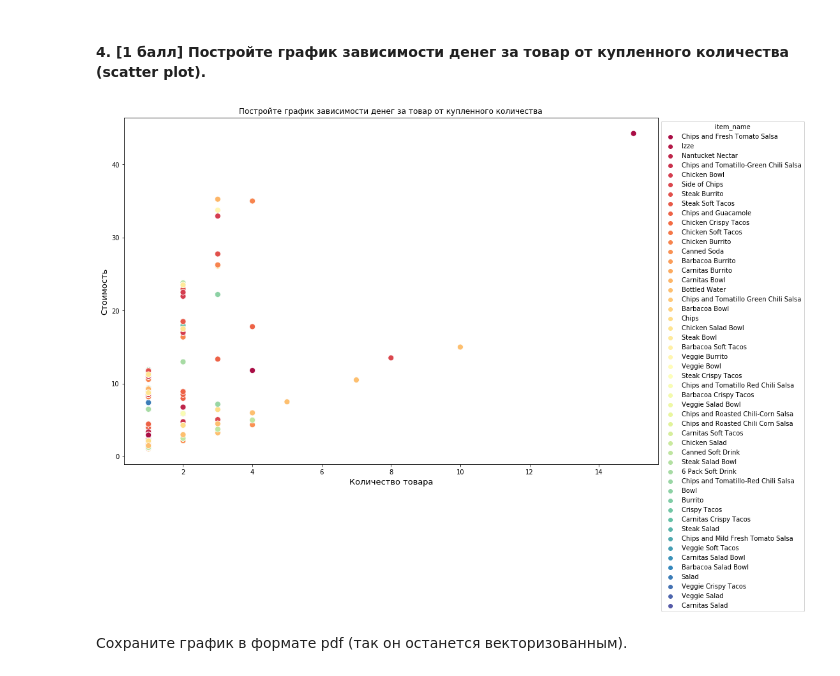
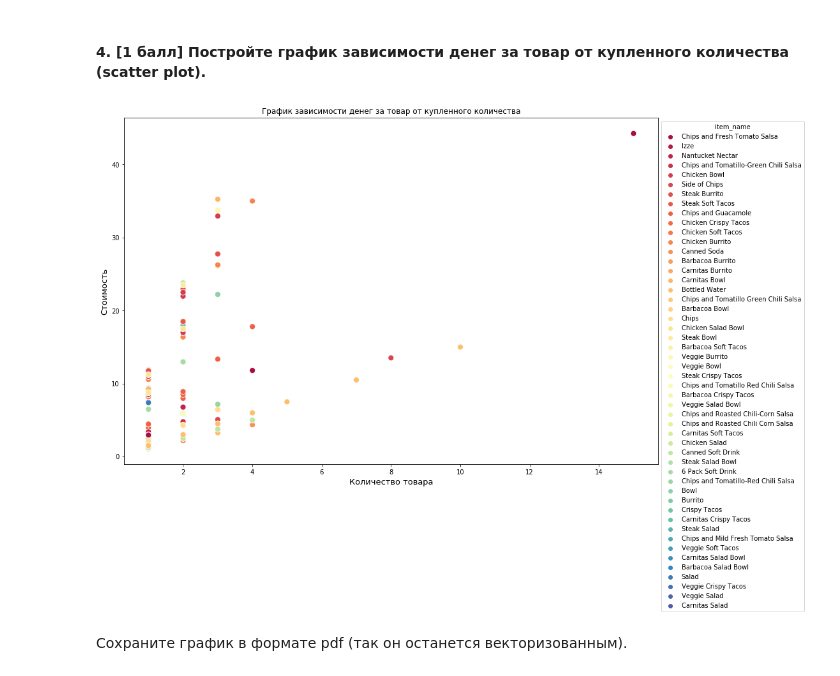
Before and after one commit to PureCrouch/Autumn_Python_2022, a Jupyter notebook: lab3/Pandas_nazarin.ipynb, the cells around one changed output. Cells and saved outputs as stored; diff of their text form; code cells hidden in the pictures.

```diff
--- a/lab3/Pandas_nazarin.ipynb
+++ b/lab3/Pandas_nazarin.ipynb
@@ -698,13 +698,13 @@ Text(0.5, 1.0, 'График средних сумм покупок по дня
 # %%
 fig, axs = plt.subplots(figsize=(15,10))
 
 axs.set_xlabel('Количество товара', fontsize = 13)
 axs.set_ylabel('Стоимость', fontsize = 13)
 
-sns.scatterplot(data=df, x="quantity", y="item_price_f", hue = 'item_name', palette = 'Spectral', s = 80).set(title = 'Постройте график зависимости денег за товар от купленного количества')
+sns.scatterplot(data=df, x="quantity", y="item_price_f", hue = 'item_name', palette = 'Spectral', s = 80).set(title = 'График зависимости денег за товар от купленного количества')
 sns.move_legend(axs, 'upper left', bbox_to_anchor=(1, 1))
 # %% [output]
-[figure, old version]
+[figure, new version]
 # %% [markdown]
 Сохраните график в формате pdf (так он останется векторизованным).
 # %%
```
Also changed, not shown: 1 other file.
